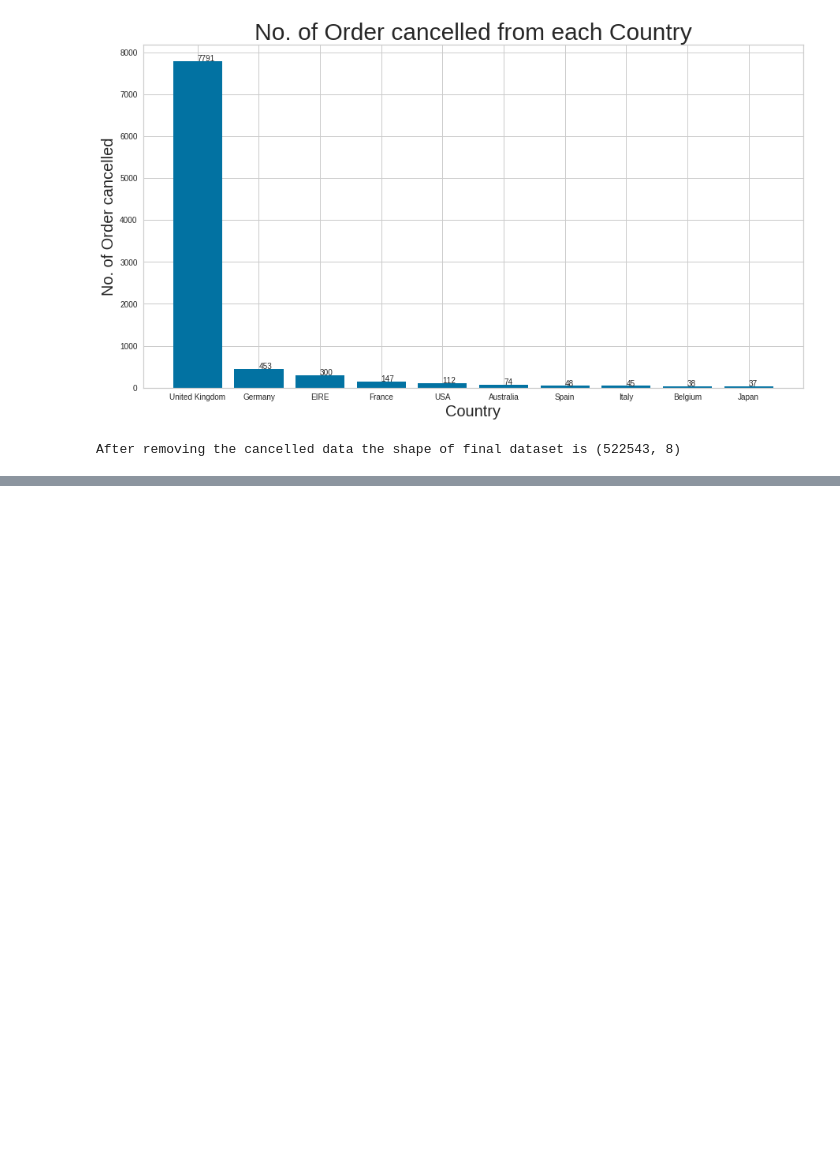
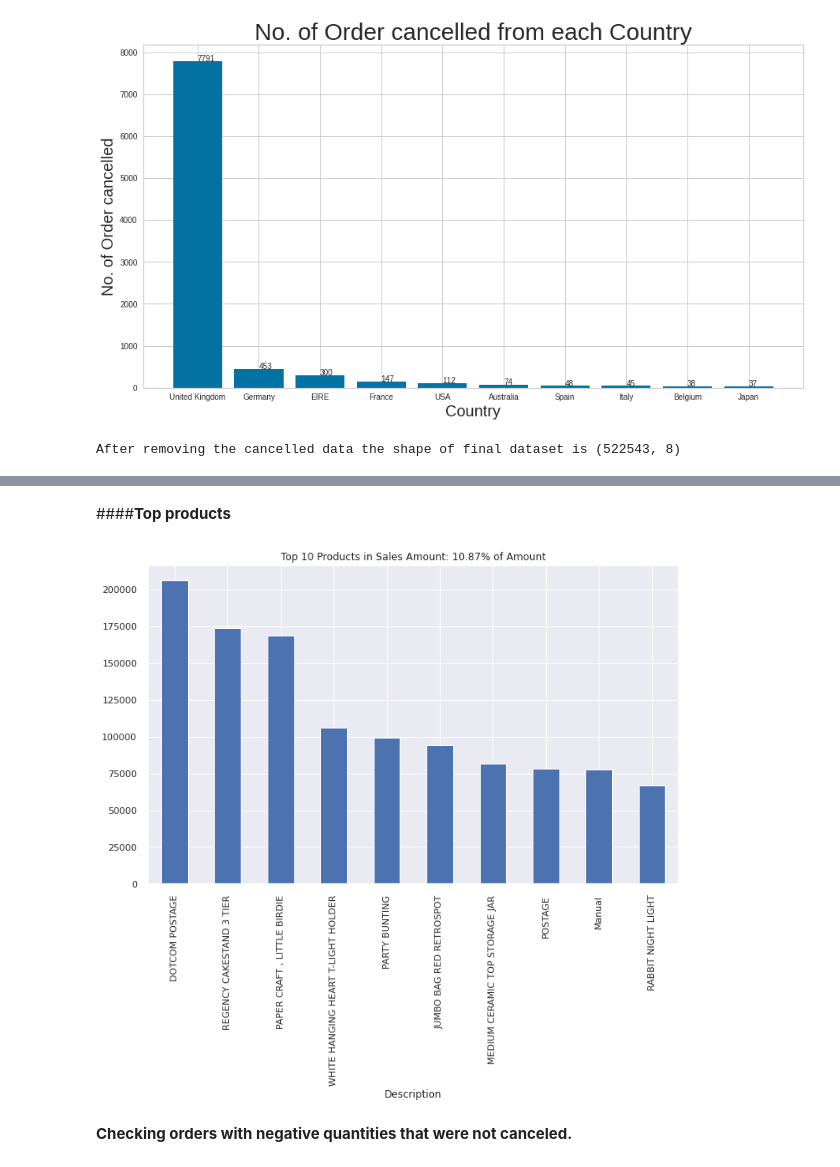
Before and after one commit to AnkitPatel745/Online-Retail-Customer-Segmentation, a Jupyter notebook: Online_Retail_Customer_Segmentation.ipynb, the cells around one changed output, grey strips where cells are left out. Cells and saved outputs as stored; diff of their text form; code cells hidden in the pictures; blank space fills up the shorter version.

```diff
--- a/Online_Retail_Customer_Segmentation.ipynb
+++ b/Online_Retail_Customer_Segmentation.ipynb
@@ -410,0 +522,19 @@ After removing the cancelled data the shape of final dataset is (522543, 8)
+# %% [markdown]
+####**Top products**
+# %%
+AmoutSum = cs_df.groupby(["Description"]).amount.sum().sort_values(ascending = False)
+inv = cs_df[["Description", "InvoiceNo"]].groupby(["Description"]).InvoiceNo.unique().\
+      agg(np.size).sort_values(ascending = False)
+
+fig = plt.figure(figsize=(25, 7))
+f1 = fig.add_subplot(121)
+Top10 = list(AmoutSum[:10].index)
+PercentSales =  np.round((AmoutSum[Top10].sum()/AmoutSum.sum()) * 100, 2)
+
+g = AmoutSum[Top10].\
+    plot(kind='bar', title='Top 10 Products in Sales Amount: {:3.2f}% of Amount'.\
+                       format(PercentSales))
+# %% [output]
+[figure, added]
+# %% [markdown]
+**Checking orders with negative quantities that were not canceled.**
```
Also changed, not shown: parts of 13 cells of this notebook.
